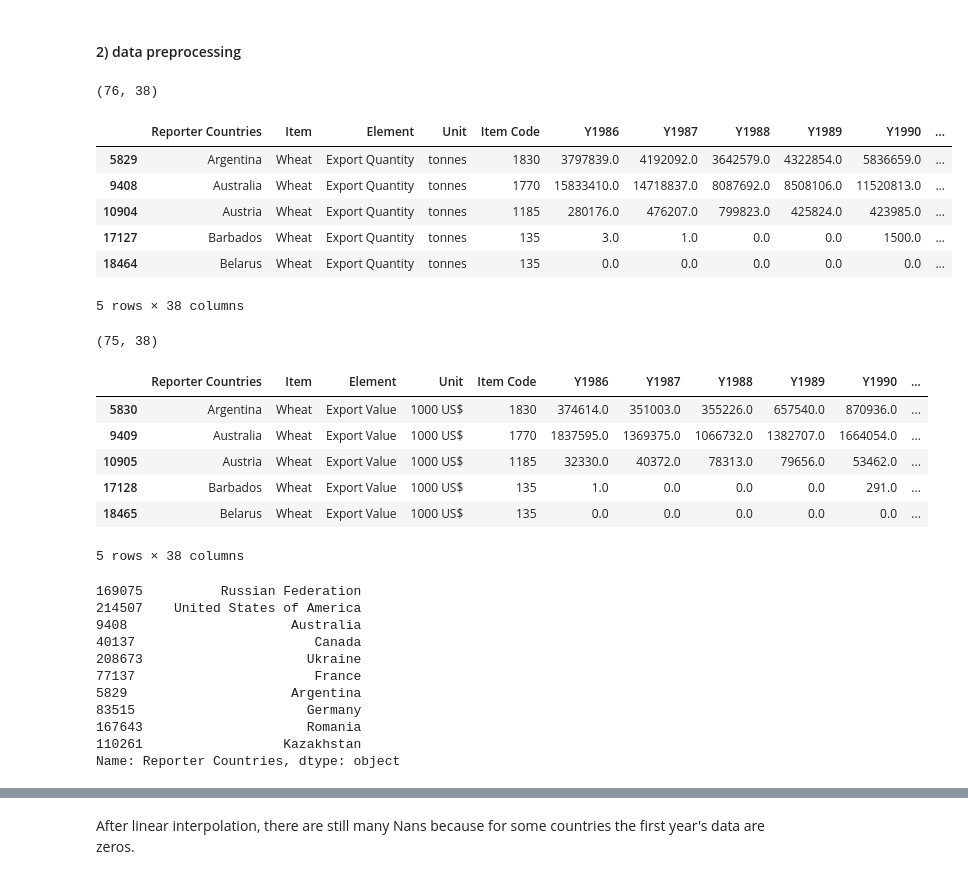
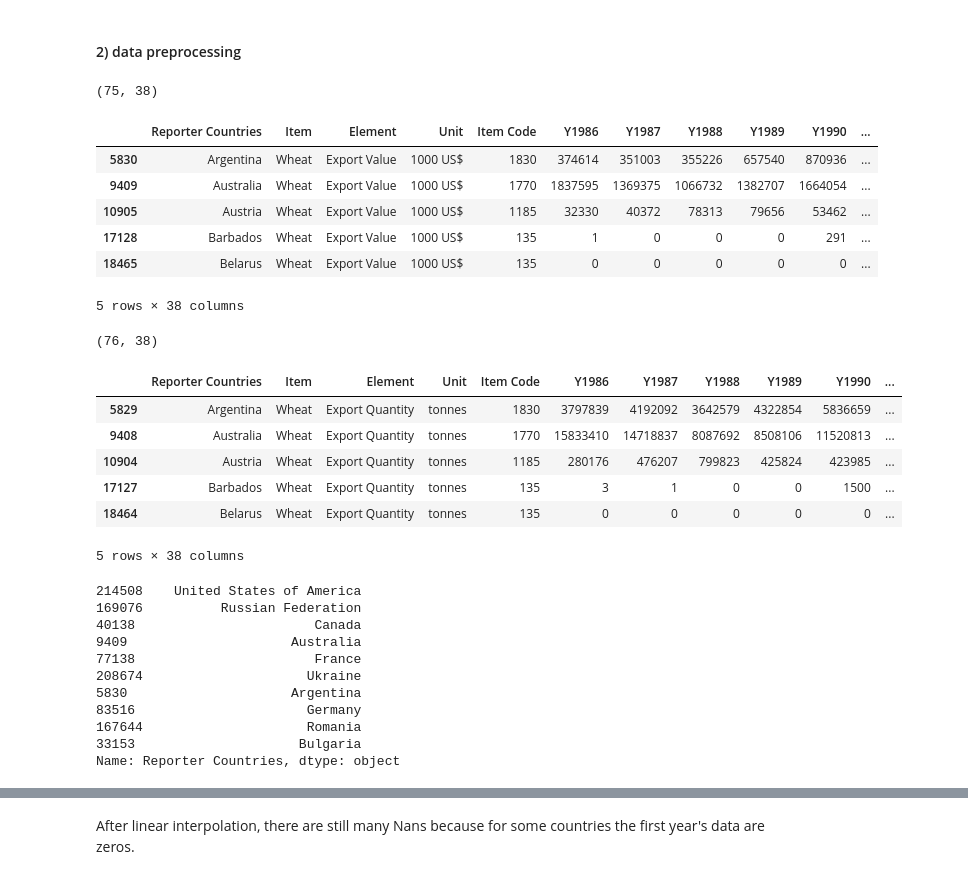
Before and after one commit to BrachyS/crop-trends, a Jupyter notebook: notebooks/2_exploratory-analysis-agtrade.ipynb, the cells around one changed output, grey strips where cells are left out. Cells and saved outputs as stored; diff of their text form; code cells hidden in the pictures.

```diff
--- a/notebooks/2_exploratory-analysis-agtrade.ipynb
+++ b/notebooks/2_exploratory-analysis-agtrade.ipynb
@@ -172,5 +192,5 @@ items_total.head()
 # %%
-years = items_total.columns[2:]
+years = items_total.columns[2:-1]
 # %%
 years
 # %% [output]
@@ -311,51 +331,51 @@ items_by_country.to_csv('../data/processed/items_by_country.csv')
 # %%
 # Select wheat export quantity
 # Select countries with >= 16 years of wheat export quantity data
-wheat_export_q = items_by_country.loc[(items_by_country['Item']=='Wheat')&(items_by_country['Element']=='Export Quantity'),:]
+wheat_export_q = items_by_country.loc[(items_by_country['Item']=='Wheat')&(items_by_country['Element']=='Export Value'),:]
 wheat_export_q_50 = wheat_export_q.loc[wheat_export_q['NoneZero']>=16,:]
 print(wheat_export_q_50.shape)
 wheat_export_q_50.head()
 
 # 76 countries selected
 # %% [output]
-(76, 38)
+(75, 38)
 |  | Reporter Countries | Item | Element | Unit | Item Code | Y1986 | Y1987 | Y1988 | Y1989 | Y1990 | ... |
-| 5829 | Argentina | Wheat | Export Quantity | tonnes | 1830 | 3797839.0 | 4192092.0 | 3642579.0 | 4322854.0 | 5836659.0 | ... |
-| 9408 | Australia | Wheat | Export Quantity | tonnes | 1770 | 15833410.0 | 14718837.0 | 8087692.0 | 8508106.0 | 11520813.0 | ... |
-| 10904 | Austria | Wheat | Export Quantity | tonnes | 1185 | 280176.0 | 476207.0 | 799823.0 | 425824.0 | 423985.0 | ... |
-| 17127 | Barbados | Wheat | Export Quantity | tonnes | 135 | 3.0 | 1.0 | 0.0 | 0.0 | 1500.0 | ... |
-| 18464 | Belarus | Wheat | Export Quantity | tonnes | 135 | 0.0 | 0.0 | 0.0 | 0.0 | 0.0 | ... |
+| 5830 | Argentina | Wheat | Export Value | 1000 US$ | 1830 | 374614 | 351003 | 355226 | 657540 | 870936 | ... |
+| 9409 | Australia | Wheat | Export Value | 1000 US$ | 1770 | 1837595 | 1369375 | 1066732 | 1382707 | 1664054 | ... |
+| 10905 | Austria | Wheat | Export Value | 1000 US$ | 1185 | 32330 | 40372 | 78313 | 79656 | 53462 | ... |
+| 17128 | Barbados | Wheat | Export Value | 1000 US$ | 135 | 1 | 0 | 0 | 0 | 291 | ... |
+| 18465 | Belarus | Wheat | Export Value | 1000 US$ | 135 | 0 | 0 | 0 | 0 | 0 | ... |
 5 rows × 38 columns
 # %%
 # Select countries with >= 16 years of wheat export value data
-wheat_export_value = items_by_country.loc[(items_by_country['Item']=='Wheat')&(items_by_country['Element']=='Export Value'),:]
+wheat_export_value = items_by_country.loc[(items_by_country['Item']=='Wheat')&(items_by_country['Element']=='Export Quantity'),:]
 wheat_export_value_50 = wheat_export_value.loc[wheat_export_value['NoneZero']>=16,:]
 print(wheat_export_value_50.shape)
 wheat_export_value_50.head()
 
 # 75 countries were selected
 # %% [output]
-(75, 38)
+(76, 38)
 |  | Reporter Countries | Item | Element | Unit | Item Code | Y1986 | Y1987 | Y1988 | Y1989 | Y1990 | ... |
-| 5830 | Argentina | Wheat | Export Value | 1000 US$ | 1830 | 374614.0 | 351003.0 | 355226.0 | 657540.0 | 870936.0 | ... |
-| 9409 | Australia | Wheat | Export Value | 1000 US$ | 1770 | 1837595.0 | 1369375.0 | 1066732.0 | 1382707.0 | 1664054.0 | ... |
-| 10905 | Austria | Wheat | Export Value | 1000 US$ | 1185 | 32330.0 | 40372.0 | 78313.0 | 79656.0 | 53462.0 | ... |
-| 17128 | Barbados | Wheat | Export Value | 1000 US$ | 135 | 1.0 | 0.0 | 0.0 | 0.0 | 291.0 | ... |
-| 18465 | Belarus | Wheat | Export Value | 1000 US$ | 135 | 0.0 | 0.0 | 0.0 | 0.0 | 0.0 | ... |
+| 5829 | Argentina | Wheat | Export Quantity | tonnes | 1830 | 3797839 | 4192092 | 3642579 | 4322854 | 5836659 | ... |
+| 9408 | Australia | Wheat | Export Quantity | tonnes | 1770 | 15833410 | 14718837 | 8087692 | 8508106 | 11520813 | ... |
+| 10904 | Austria | Wheat | Export Quantity | tonnes | 1185 | 280176 | 476207 | 799823 | 425824 | 423985 | ... |
+| 17127 | Barbados | Wheat | Export Quantity | tonnes | 135 | 3 | 1 | 0 | 0 | 1500 | ... |
+| 18464 | Belarus | Wheat | Export Quantity | tonnes | 135 | 0 | 0 | 0 | 0 | 0 | ... |
 5 rows × 38 columns
 # %%
-print(wheat_export_q_50.sort_values(by='Y2017',ascending=False)['Reporter Countries'][:10])
+print(wheat_export_value_50.sort_values(by='Y2017',ascending=False)['Reporter Countries'][:10])
 # %% [output]
-169075          Russian Federation
-214507    United States of America
-9408                     Australia
-40137                       Canada
-208673                     Ukraine
-77137                       France
-5829                     Argentina
-83515                      Germany
-167643                     Romania
-110261                  Kazakhstan
+214508    United States of America
+169076          Russian Federation
+40138                       Canada
+9409                     Australia
+77138                       France
+208674                     Ukraine
+5830                     Argentina
+83516                      Germany
+167644                     Romania
+33153                     Bulgaria
 Name: Reporter Countries, dtype: object
 # %%
 # Reshape data from wide to long by years
```
Also changed, not shown: parts of 13 cells of this notebook, 4 other files.
